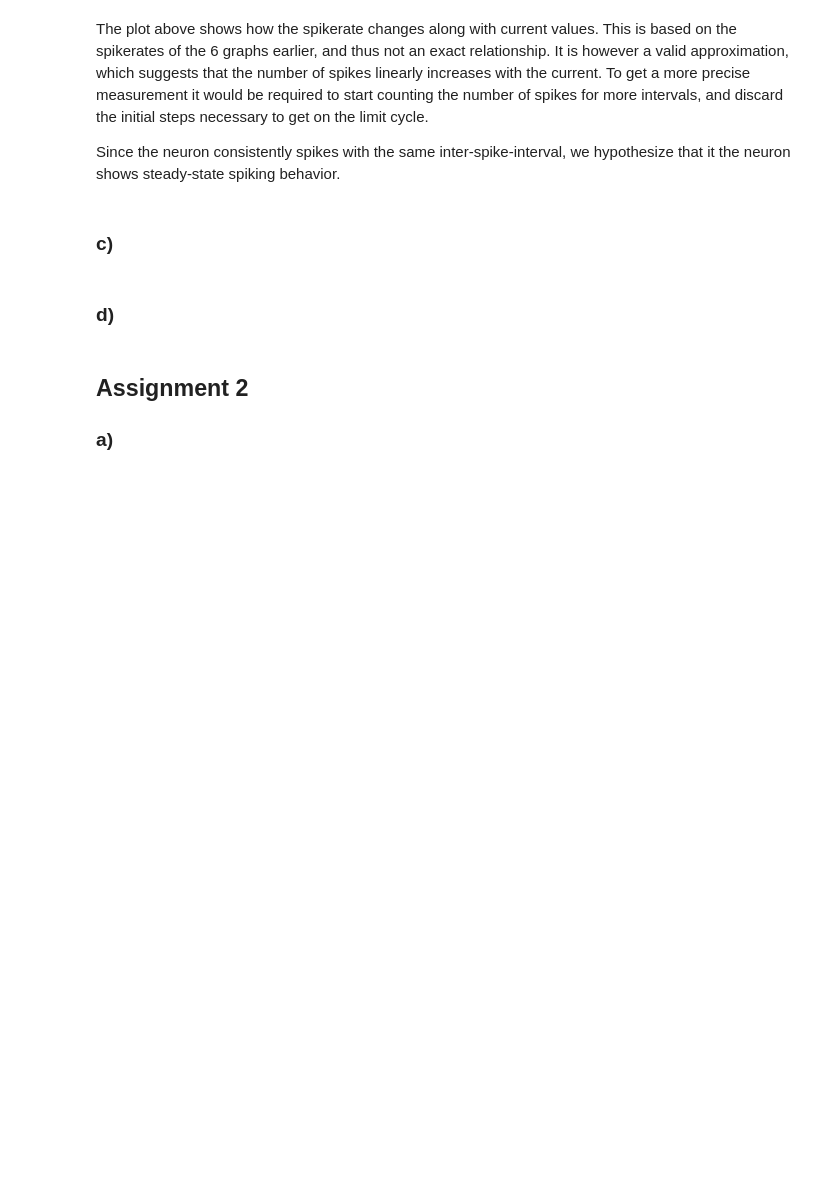
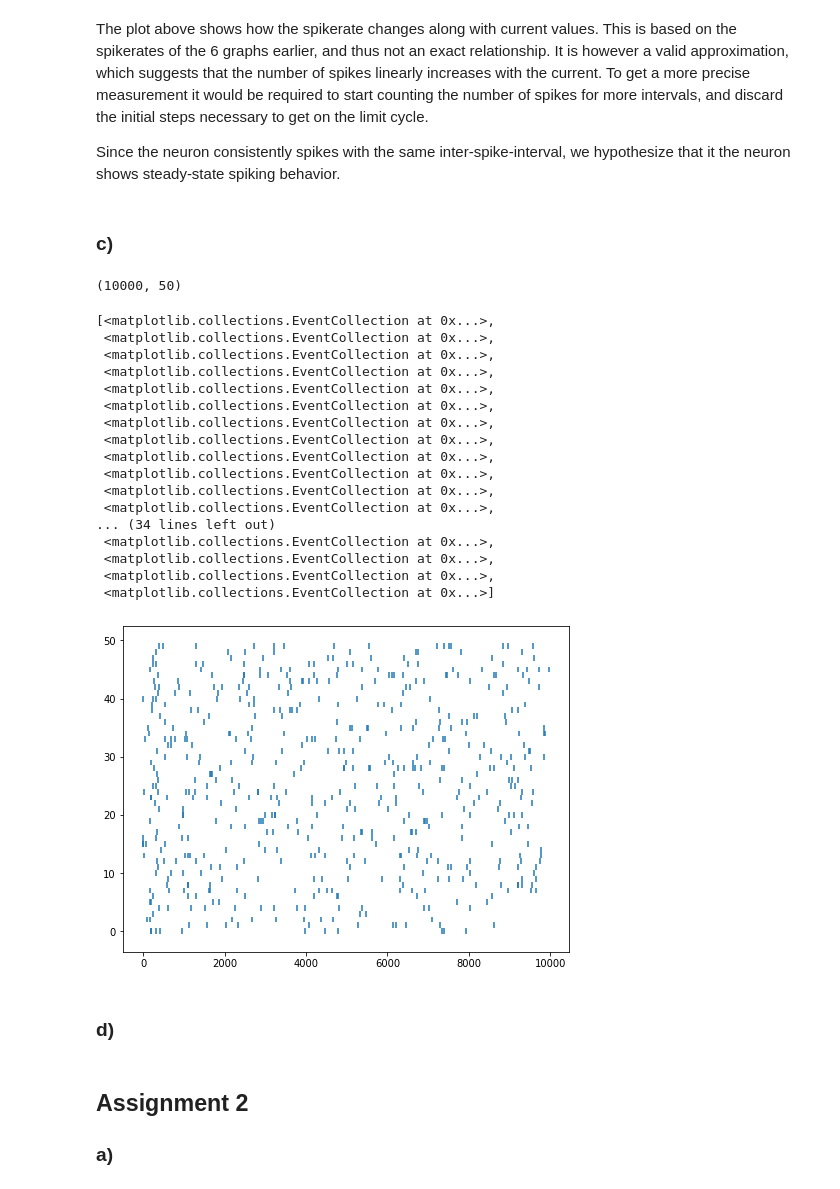
Before and after one commit to StefanIacob/CN_homework, a Jupyter notebook: Week_3/Week 3.ipynb, the cells around one changed output. Saved outputs shown, nothing was run; the diff lists cells and outputs as text; code cells hidden in the pictures; blank space fills up the shorter version.

```diff
--- a/Week_3/Week 3.ipynb
+++ b/Week_3/Week 3.ipynb
@@ -101,7 +101,7 @@ Since the neuron consistently spikes with the same inter-spike-interval, we hypo
 ### c)
 # %%
 # We represent our group of neurons as a N*2 array of their state (v, u)
-N = 20 #number of neurons
+N = 50 #number of neurons
 neurons = np.random.normal(loc=(-20, 0), scale=(10, 10),size=(N,2))
 length = 10000
 
@@ -116,11 +116,11 @@ def f(Y, I):
 
 def mod_euler(func, t_current, y_current, h, I):
     pop_size = y_current.shape[0]
-    spikes = np.zeros((pop_size, 1)) # create (N, 1) spike array
+    spikes = np.random.choice([0,1], size=(pop_size, 1), p=[0.999, 0.001]) # create (N, 1) spike array
     i_spike = np.argwhere(y_current[:,0]>35)
     y_current[i_spike, 0] = -50
     y_current[i_spike, 1] += 100
-    spikes[i_spike] = 60#np.random.uniform(5, 10)
+    spikes[i_spike] = 1
 
     y_approx = y_current + h * func(y_current, I)
     y_next = y_current + 0.5 * h * (func(y_current, I) + func(y_approx, I))
@@ -132,7 +132,7 @@ W = np.random.uniform(-1, 1, size=(N,N))
 np.fill_diagonal(W, 0)  # Set diag to 0 (no recurrent connections)
 
 # We start simulation here
-I_start=np.random.uniform(60, 70, size=(N,1))
+I_start=np.zeros((N,1)) # np.random.uniform(0, 10, size=(N,1))
 
 spike_states = []
 neuron_states = []
@@ -146,15 +146,38 @@ for step in range(length):
     neuron_states.append(neurons)
     spike_states.append(s)
     #print(s)
-    I = W.dot(s)
+    I = W.dot(s * 5)
     #print(I)
 spike_states = np.squeeze(np.stack(spike_states), -1)
 # %%
-plt.plot(spike_states)
+#plt.plot(spike_states)
 print(spike_states.shape)
 spike_times = []
-# for i in range(N):
-#     print(np.argwhere(spike_states[:, i] > 0))
+for i in range(N):
+    s = np.argwhere(spike_states[:,i] > 0)
+    s = np.squeeze(s)
+    spike_times.append(s)
+plt.eventplot(spike_times)
+# %% [output]
+(10000, 50)
+[<matplotlib.collections.EventCollection at 0x...>,
+ <matplotlib.collections.EventCollection at 0x...>,
+ <matplotlib.collections.EventCollection at 0x...>,
+ <matplotlib.collections.EventCollection at 0x...>,
+ <matplotlib.collections.EventCollection at 0x...>,
+ <matplotlib.collections.EventCollection at 0x...>,
+ <matplotlib.collections.EventCollection at 0x...>,
+ <matplotlib.collections.EventCollection at 0x...>,
+ <matplotlib.collections.EventCollection at 0x...>,
+ <matplotlib.collections.EventCollection at 0x...>,
+ <matplotlib.collections.EventCollection at 0x...>,
+ <matplotlib.collections.EventCollection at 0x...>,
+... (34 lines left out)
+ <matplotlib.collections.EventCollection at 0x...>,
+ <matplotlib.collections.EventCollection at 0x...>,
+ <matplotlib.collections.EventCollection at 0x...>,
+ <matplotlib.collections.EventCollection at 0x...>]
+[figure, added]
 # %% [markdown]
 ### d)
 # %% [markdown]
```
